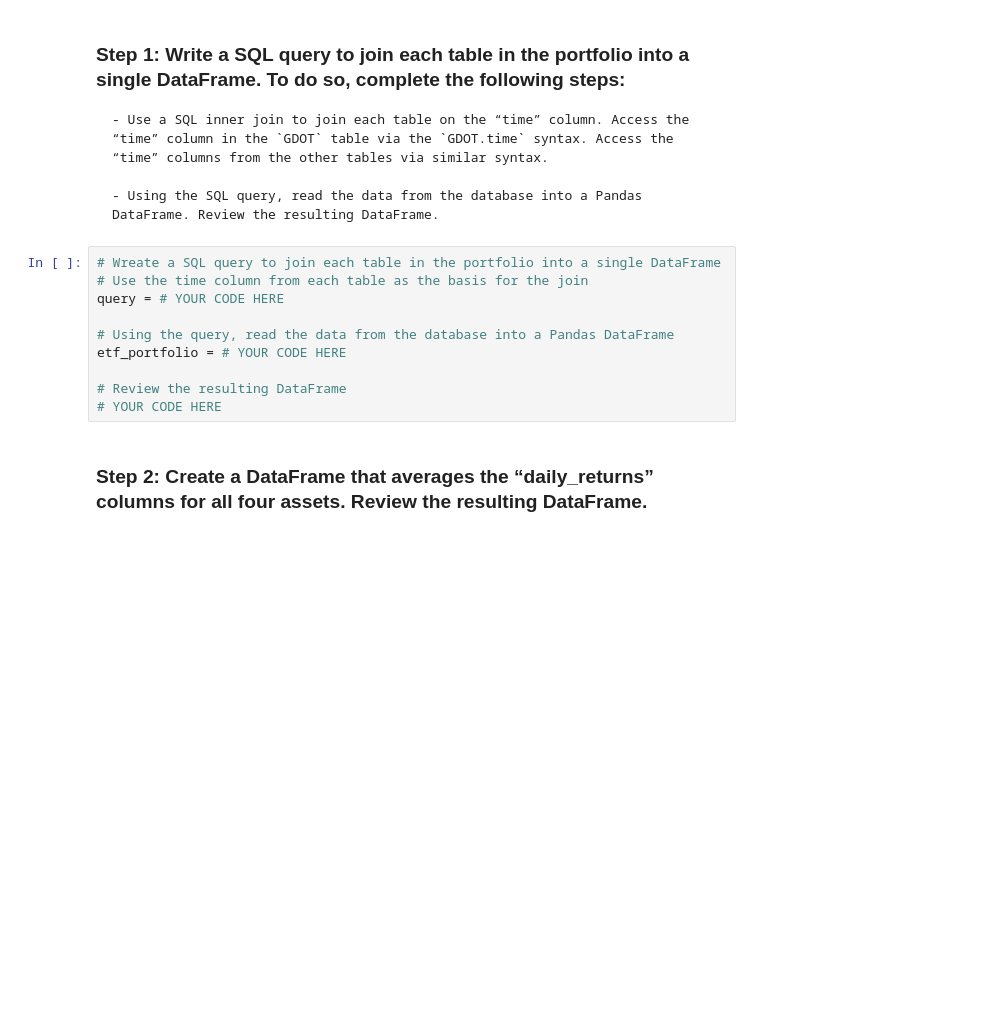
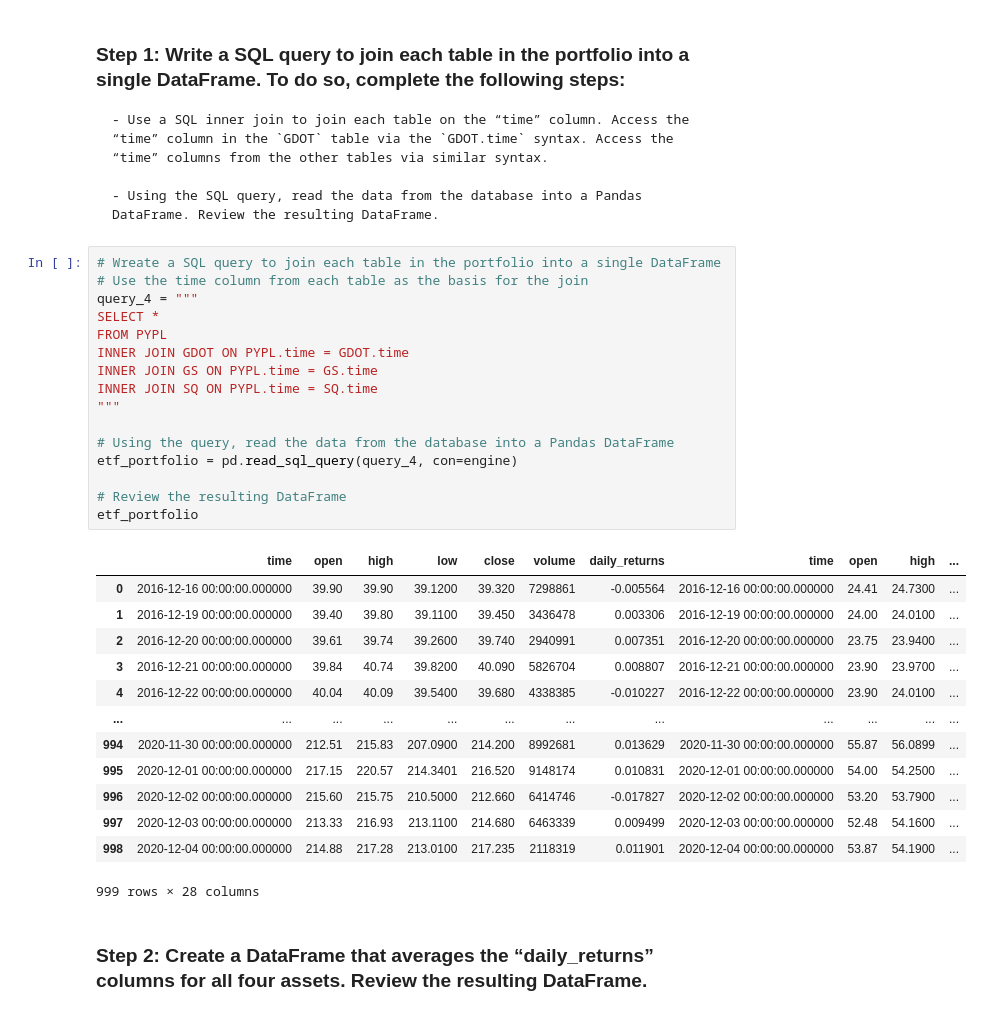
Before and after one commit to wilrosa/7-Database-and-Web-App-for-Analyzing-ETF, a Jupyter notebook: etf_analyzer.ipynb, the cells around one changed output. Saved outputs shown, nothing was run; the diff lists cells and outputs as text; blank space fills up the shorter version.

```diff
--- a/etf_analyzer.ipynb
+++ b/etf_analyzer.ipynb
@@ -268,13 +337,33 @@ Complete the following steps:
 # %%
 # Wreate a SQL query to join each table in the portfolio into a single DataFrame
 # Use the time column from each table as the basis for the join
-query = # YOUR CODE HERE
+query_4 = """
+SELECT *
+FROM PYPL
+INNER JOIN GDOT ON PYPL.time = GDOT.time
+INNER JOIN GS ON PYPL.time = GS.time
+INNER JOIN SQ ON PYPL.time = SQ.time
+"""
 
 # Using the query, read the data from the database into a Pandas DataFrame
-etf_portfolio = # YOUR CODE HERE
+etf_portfolio = pd.read_sql_query(query_4, con=engine)
 
 # Review the resulting DataFrame
-# YOUR CODE HERE
+etf_portfolio
+# %% [output]
+|  | time | open | high | low | close | volume | daily_returns | time | open | high | ... |
+| 0 | 2016-12-16 00:00:00.000000 | 39.90 | 39.90 | 39.1200 | 39.320 | 7298861 | -0.005564 | 2016-12-16 00:00:00.000000 | 24.41 | 24.7300 | ... |
+| 1 | 2016-12-19 00:00:00.000000 | 39.40 | 39.80 | 39.1100 | 39.450 | 3436478 | 0.003306 | 2016-12-19 00:00:00.000000 | 24.00 | 24.0100 | ... |
+| 2 | 2016-12-20 00:00:00.000000 | 39.61 | 39.74 | 39.2600 | 39.740 | 2940991 | 0.007351 | 2016-12-20 00:00:00.000000 | 23.75 | 23.9400 | ... |
+| 3 | 2016-12-21 00:00:00.000000 | 39.84 | 40.74 | 39.8200 | 40.090 | 5826704 | 0.008807 | 2016-12-21 00:00:00.000000 | 23.90 | 23.9700 | ... |
+| 4 | 2016-12-22 00:00:00.000000 | 40.04 | 40.09 | 39.5400 | 39.680 | 4338385 | -0.010227 | 2016-12-22 00:00:00.000000 | 23.90 | 24.0100 | ... |
+| ... | ... | ... | ... | ... | ... | ... | ... | ... | ... | ... | ... |
+| 994 | 2020-11-30 00:00:00.000000 | 212.51 | 215.83 | 207.0900 | 214.200 | 8992681 | 0.013629 | 2020-11-30 00:00:00.000000 | 55.87 | 56.0899 | ... |
+| 995 | 2020-12-01 00:00:00.000000 | 217.15 | 220.57 | 214.3401 | 216.520 | 9148174 | 0.010831 | 2020-12-01 00:00:00.000000 | 54.00 | 54.2500 | ... |
+| 996 | 2020-12-02 00:00:00.000000 | 215.60 | 215.75 | 210.5000 | 212.660 | 6414746 | -0.017827 | 2020-12-02 00:00:00.000000 | 53.20 | 53.7900 | ... |
+| 997 | 2020-12-03 00:00:00.000000 | 213.33 | 216.93 | 213.1100 | 214.680 | 6463339 | 0.009499 | 2020-12-03 00:00:00.000000 | 52.48 | 54.1600 | ... |
+| 998 | 2020-12-04 00:00:00.000000 | 214.88 | 217.28 | 213.0100 | 217.235 | 2118319 | 0.011901 | 2020-12-04 00:00:00.000000 | 53.87 | 54.1900 | ... |
+999 rows × 28 columns
 # %% [markdown]
 ### Step 2: Create a DataFrame that averages the “daily_returns” columns for all four assets. Review the resulting DataFrame.
 # %%
```
Also changed, not shown: parts of 12 cells of this notebook, 2 other files.
